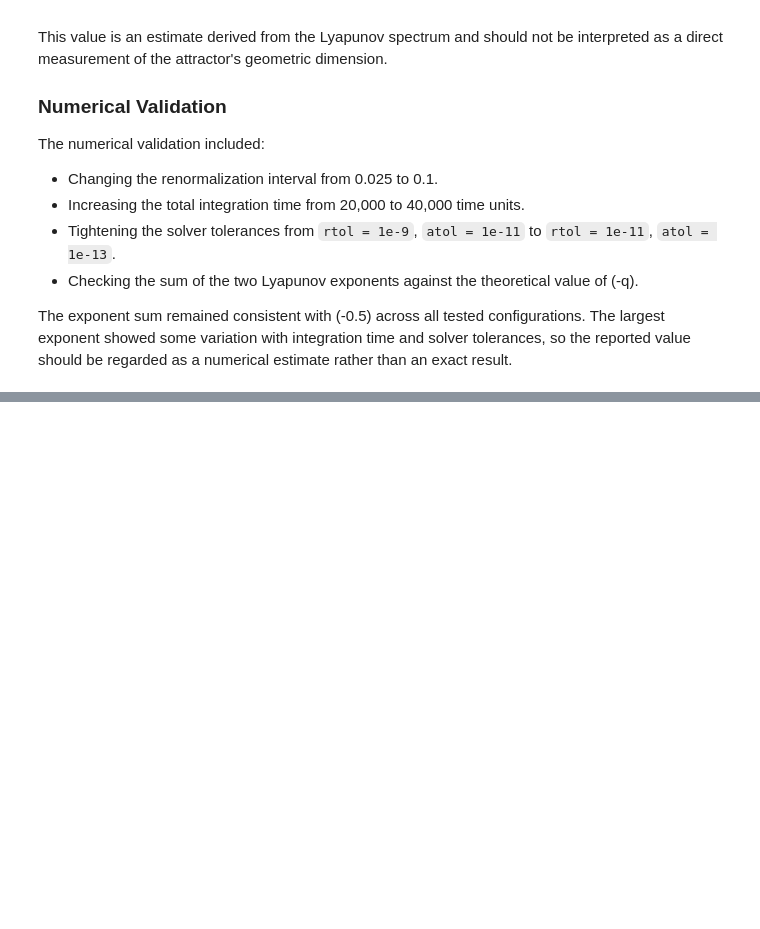
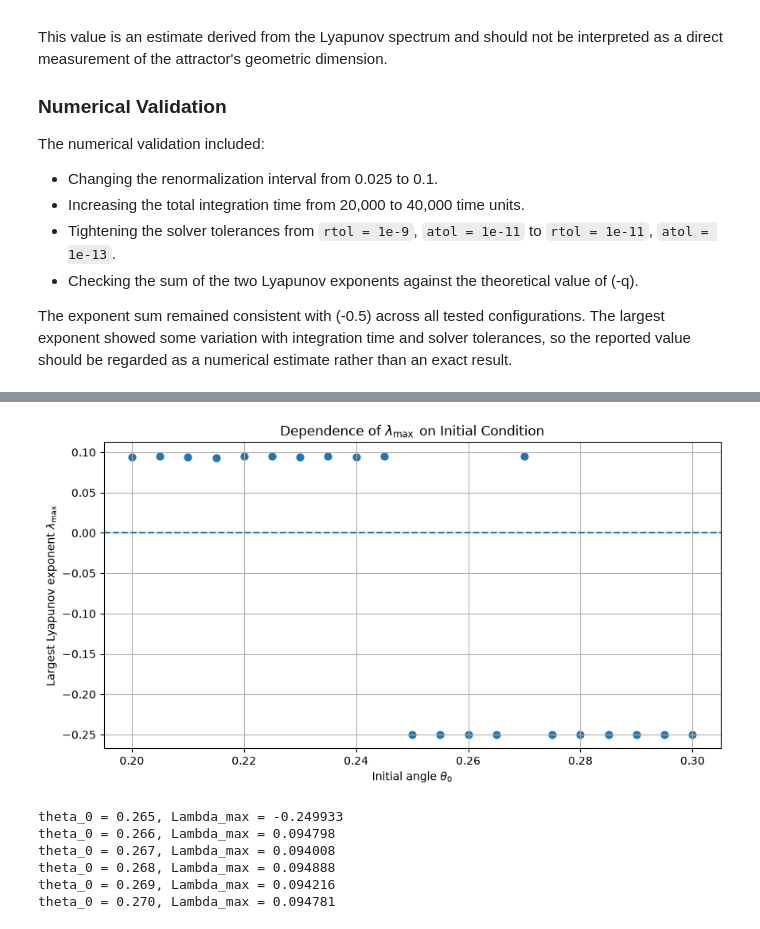
Before and after one commit to AbolfazlAmiri1998/nonlinear-driven-pendulum, a Jupyter notebook: nonlinear_driven_pendulum.ipynb, the cells around one changed output, grey strips where cells are left out. Cells and saved outputs as stored; diff of their text form; code cells hidden in the pictures; blank space fills up the shorter version.

```diff
--- a/nonlinear_driven_pendulum.ipynb
+++ b/nonlinear_driven_pendulum.ipynb
@@ -1307,0 +1777,20 @@ The exponent sum remained consistent with \(-0.5\) across all tested configurati
+# %%
+lyapunov_initial_conditions = []
+
+for theta_0 in theta_initial_values:
+    exponents = calculate_full_lyapunov_spectrum(
+        q=q,
+        F_D=1.1092578125,
+        Omega_D=Omega_D,
+        initial_state=[theta_0, 0.0],
+        transient_time=5000.0,
+        total_time=30000.0,
+        renorm_time=0.05
+    )
+
+    lyapunov_initial_conditions.append(exponents[0])
+
+    print(
+        f"theta_0 = {theta_0:.3f}, "
+        f"Lambda_max = {exponents[0]:.6f}"
+    )
@@ -1307,0 +1815,49 @@ The exponent sum remained consistent with \(-0.5\) across all tested configurati
+# %%
+import matplotlib.pyplot as plt
+
+plt.figure(figsize=(10, 5))
+
+plt.scatter(
+    theta_initial_values,
+    lyapunov_initial_conditions,
+    s=40
+)
+
+plt.axhline(
+    y=0,
+    linestyle="--"
+)
+
+plt.xlabel(r"Initial angle $\theta_0$")
+plt.ylabel(r"Largest Lyapunov exponent $\lambda_{\max}$")
+plt.title(r"Dependence of $\lambda_{\max}$ on Initial Condition")
+plt.grid(True)
+
+plt.show()
+# %% [output]
+[figure, added]
+# %%
+theta_fine = np.arange(0.265, 0.2701, 0.001)
+
+for theta_0 in theta_fine:
+    exponents = calculate_full_lyapunov_spectrum(
+        q=q,
+        F_D=1.1092578125,
+        Omega_D=Omega_D,
+        initial_state=[theta_0, 0.0],
+        transient_time=5000.0,
+        total_time=30000.0,
+        renorm_time=0.05
+    )
+
+    print(
+        f"theta_0 = {theta_0:.3f}, "
+        f"Lambda_max = {exponents[0]:.6f}"
+    )
+# %% [output]
+theta_0 = 0.265, Lambda_max = -0.249933
+theta_0 = 0.266, Lambda_max = 0.094798
+theta_0 = 0.267, Lambda_max = 0.094008
+theta_0 = 0.268, Lambda_max = 0.094888
+theta_0 = 0.269, Lambda_max = 0.094216
+theta_0 = 0.270, Lambda_max = 0.094781
```
Also changed, not shown: parts of 29 cells of this notebook.
